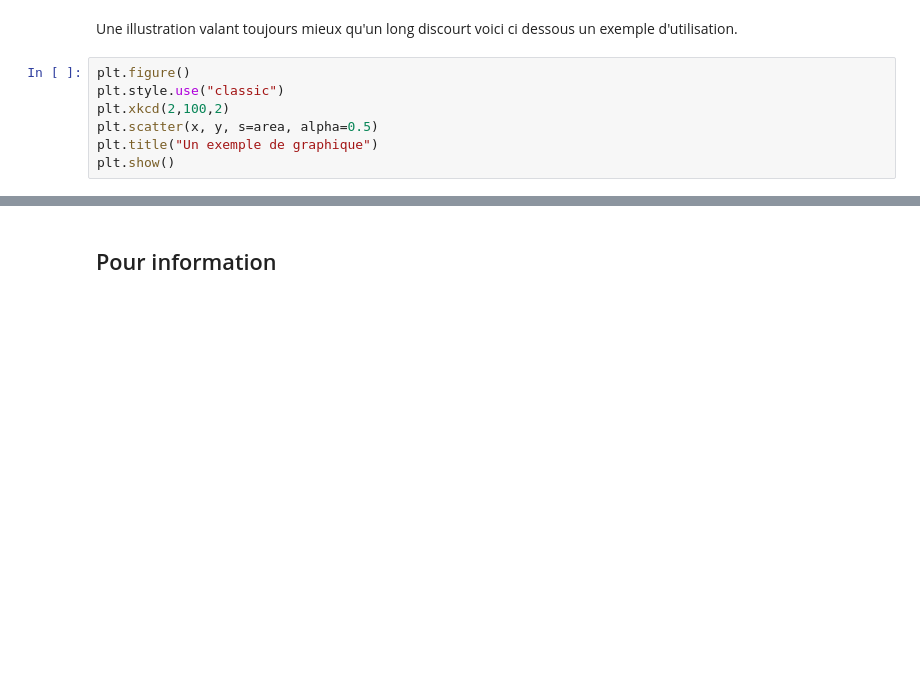
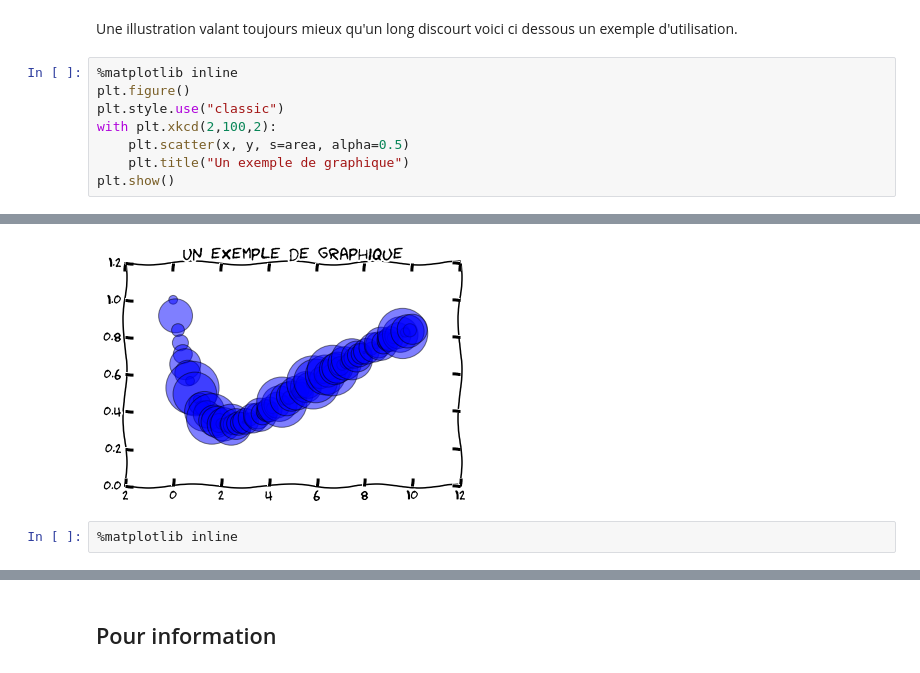
Before and after one commit to basileMarchand/master_1_sgm_energie_psl, a Jupyter notebook: notebook/08_matplotlib.ipynb, the cells around one changed output, grey strips where cells are left out. Cells and saved outputs as stored; diff of their text form; blank space fills up the shorter version.

Commit message:
Fix matplotlib

```diff
--- a/notebook/08_matplotlib.ipynb
+++ b/notebook/08_matplotlib.ipynb
@@ -385,10 +383,11 @@ Pour terminer ce tour d'horizon rapide de matplotlib je vous propose de rigoler
 # %% [markdown]
 Une illustration valant toujours mieux qu'un long discourt voici ci dessous un exemple d'utilisation.
 # %%
+%matplotlib inline
 plt.figure()
 plt.style.use("classic")
-plt.xkcd(2,100,2)
-plt.scatter(x, y, s=area, alpha=0.5)
-plt.title("Un exemple de graphique")
+with plt.xkcd(2,100,2):
+    plt.scatter(x, y, s=area, alpha=0.5)
+    plt.title("Un exemple de graphique")
 plt.show()
 # %% [output]
@@ -397,2 +394,5 @@ plt.show()
+[figure, added]
+# %%
+%matplotlib inline
 # %%
 plt.figure()
```
Also changed, not shown: parts of 12 cells of this notebook.
